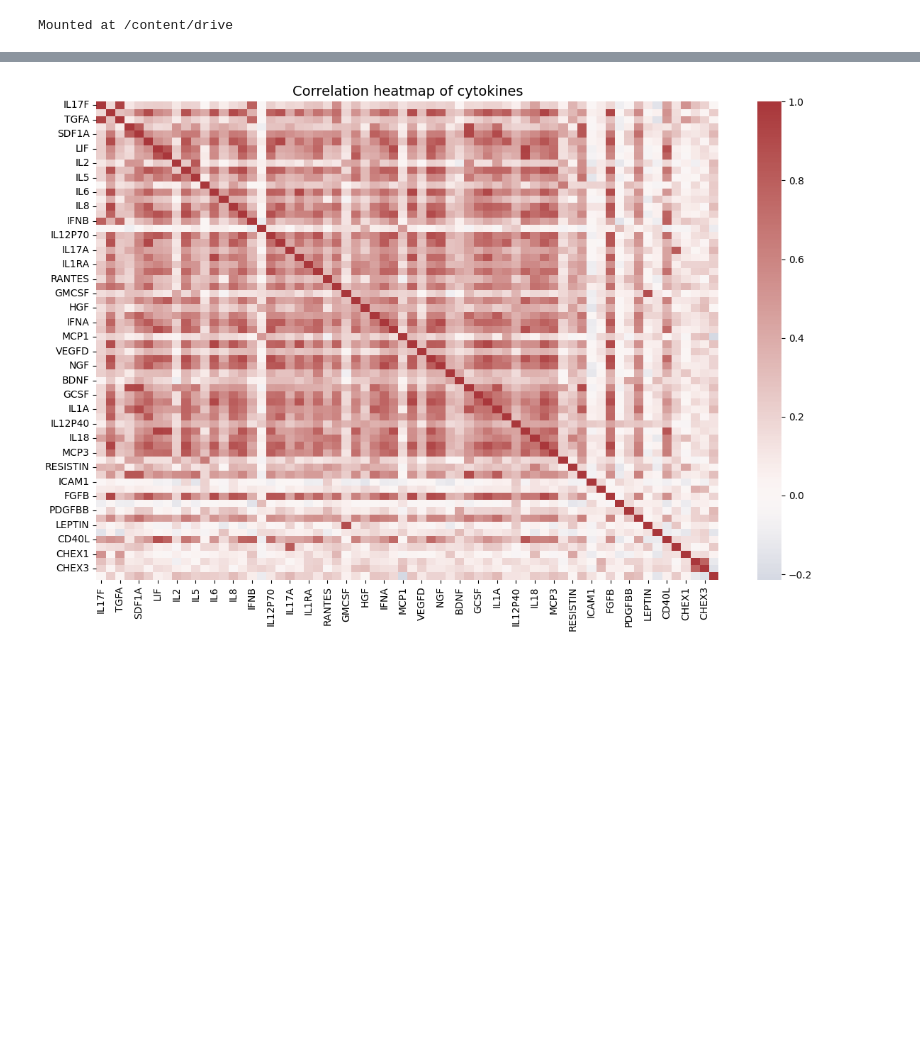
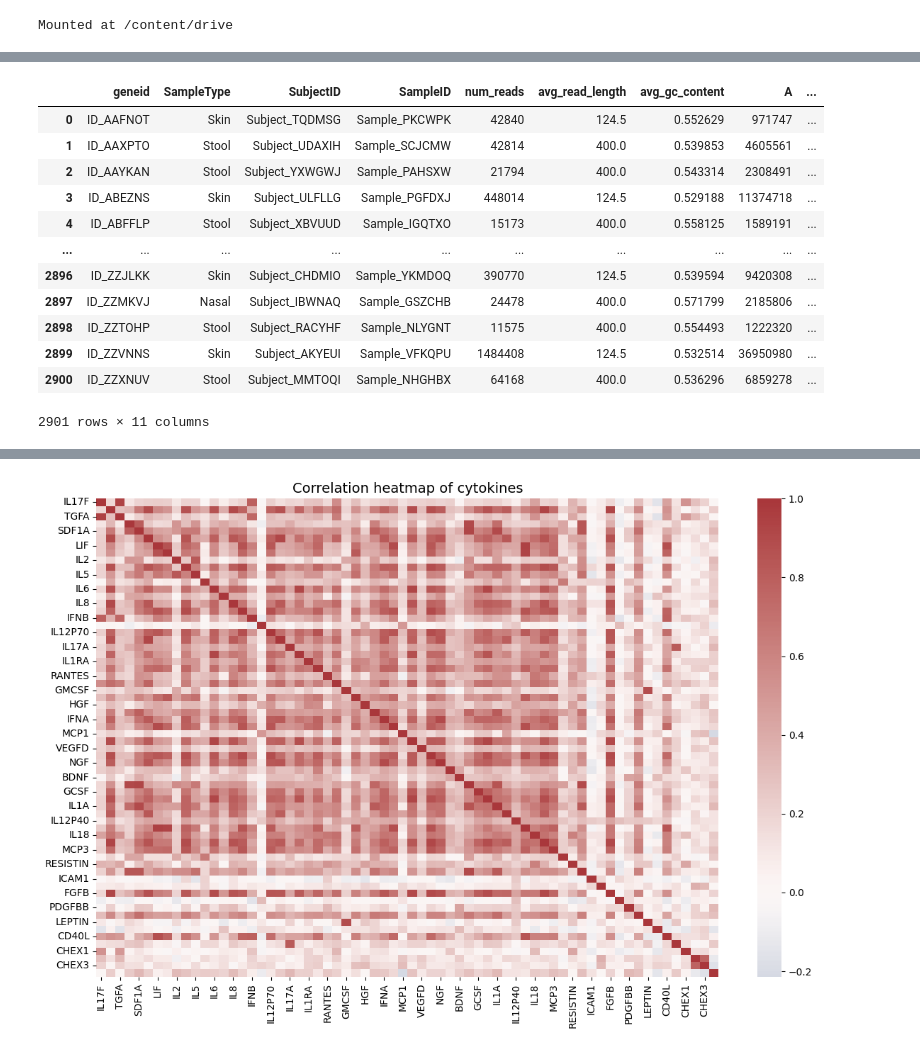
Before and after one commit to valentina-buoro/mpeg-decoding-the-dialogue, a Jupyter notebook: notebooks/exploratory_data_analysis.ipynb, the cells around one changed output, grey strips where cells are left out. Drawn from its saved outputs; the diff is of its cells as text; code cells hidden in the pictures; blank space fills up the shorter version.

```diff
--- a/notebooks/exploratory_data_analysis.ipynb
+++ b/notebooks/exploratory_data_analysis.ipynb
@@ -32,0 +65,3 @@ cytokine profile shape: (670, 73)
+# %%
+mpeg_train_df['file'] = mpeg_train_df['file'].apply(lambda x: os.path.splitext(x)[0])
+mpeg_train_df['file']
@@ -32,0 +83,3 @@ cytokine profile shape: (670, 73)
+# %%
+train_df['filename'] = train_df['filename'].apply(lambda x: os.path.splitext(x)[0])
+train_df['filename']
@@ -32,0 +101,2 @@ cytokine profile shape: (670, 73)
+# %%
+train_df = train_df.rename(columns={'filename': 'geneid'})
@@ -32,0 +107,17 @@ cytokine profile shape: (670, 73)
+# %%
+merged_train_mpeg_df = pd.merge(train_df, mpeg_train_df, on='geneid', how='outer')
+merged_train_mpeg_df
+# %% [output]
+|  | geneid | SampleType | SubjectID | SampleID | num_reads | avg_read_length | avg_gc_content | A | ... |
+| 0 | ID_AAFNOT | Skin | Subject_TQDMSG | Sample_PKCWPK | 42840 | 124.5 | 0.552629 | 971747 | ... |
+| 1 | ID_AAXPTO | Stool | Subject_UDAXIH | Sample_SCJCMW | 42814 | 400.0 | 0.539853 | 4605561 | ... |
+| 2 | ID_AAYKAN | Stool | Subject_YXWGWJ | Sample_PAHSXW | 21794 | 400.0 | 0.543314 | 2308491 | ... |
+| 3 | ID_ABEZNS | Skin | Subject_ULFLLG | Sample_PGFDXJ | 448014 | 124.5 | 0.529188 | 11374718 | ... |
+| 4 | ID_ABFFLP | Stool | Subject_XBVUUD | Sample_IGQTXO | 15173 | 400.0 | 0.558125 | 1589191 | ... |
+| ... | ... | ... | ... | ... | ... | ... | ... | ... | ... |
+| 2896 | ID_ZZJLKK | Skin | Subject_CHDMIO | Sample_YKMDOQ | 390770 | 124.5 | 0.539594 | 9420308 | ... |
+| 2897 | ID_ZZMKVJ | Nasal | Subject_IBWNAQ | Sample_GSZCHB | 24478 | 400.0 | 0.571799 | 2185806 | ... |
+| 2898 | ID_ZZTOHP | Stool | Subject_RACYHF | Sample_NLYGNT | 11575 | 400.0 | 0.554493 | 1222320 | ... |
+| 2899 | ID_ZZVNNS | Skin | Subject_AKYEUI | Sample_VFKQPU | 1484408 | 124.5 | 0.532514 | 36950980 | ... |
+| 2900 | ID_ZZXNUV | Stool | Subject_MMTOQI | Sample_NHGHBX | 64168 | 400.0 | 0.536296 | 6859278 | ... |
+2901 rows × 11 columns
```
Also changed, not shown: parts of 21 cells of this notebook.
